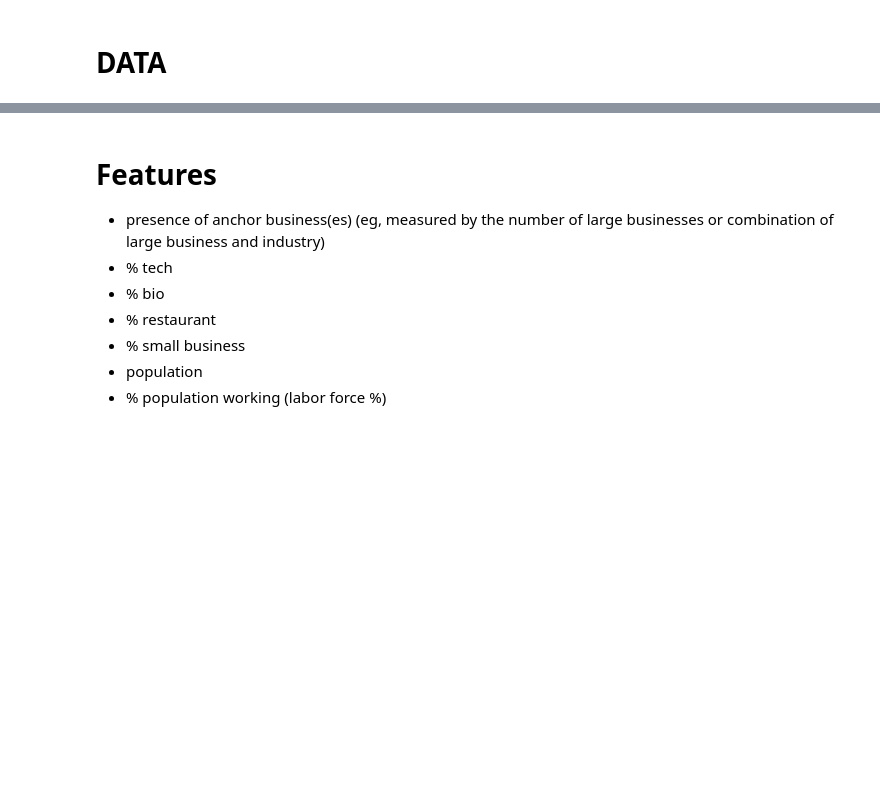
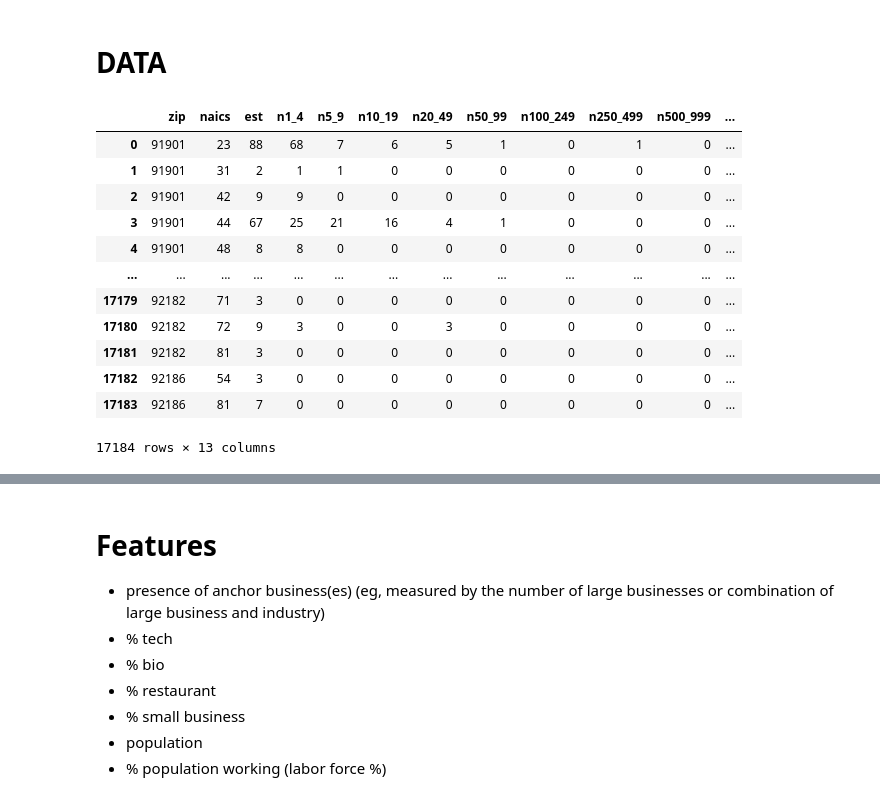
Before and after one commit to inno-apfel/DSC180A-Q1-Project, a Jupyter notebook: notebooks/deprecated/feature_transformation.ipynb, the cells around one changed output, grey strips where cells are left out. Cells and saved outputs as stored; diff of their text form; code cells hidden in the pictures; blank space fills up the shorter version.

```diff
--- a/notebooks/deprecated/feature_transformation.ipynb
+++ b/notebooks/deprecated/feature_transformation.ipynb
@@ -6,7 +6,21 @@ import pandas as pd
 # %%
 file_path = '../../src/data/temp/processed_zbp_detail_data.csv'
 zbp_detail = pd.read_csv(file_path)
-zbp_detail.head()
+zbp_detail
+# %% [output]
+|  | zip | naics | est | n1_4 | n5_9 | n10_19 | n20_49 | n50_99 | n100_249 | n250_499 | n500_999 | ... |
+| 0 | 91901 | 23 | 88 | 68 | 7 | 6 | 5 | 1 | 0 | 1 | 0 | ... |
+| 1 | 91901 | 31 | 2 | 1 | 1 | 0 | 0 | 0 | 0 | 0 | 0 | ... |
+| 2 | 91901 | 42 | 9 | 9 | 0 | 0 | 0 | 0 | 0 | 0 | 0 | ... |
+| 3 | 91901 | 44 | 67 | 25 | 21 | 16 | 4 | 1 | 0 | 0 | 0 | ... |
+| 4 | 91901 | 48 | 8 | 8 | 0 | 0 | 0 | 0 | 0 | 0 | 0 | ... |
+| ... | ... | ... | ... | ... | ... | ... | ... | ... | ... | ... | ... | ... |
+| 17179 | 92182 | 71 | 3 | 0 | 0 | 0 | 0 | 0 | 0 | 0 | 0 | ... |
+| 17180 | 92182 | 72 | 9 | 3 | 0 | 0 | 3 | 0 | 0 | 0 | 0 | ... |
+| 17181 | 92182 | 81 | 3 | 0 | 0 | 0 | 0 | 0 | 0 | 0 | 0 | ... |
+| 17182 | 92186 | 54 | 3 | 0 | 0 | 0 | 0 | 0 | 0 | 0 | 0 | ... |
+| 17183 | 92186 | 81 | 7 | 0 | 0 | 0 | 0 | 0 | 0 | 0 | 0 | ... |
+17184 rows × 13 columns
 # %%
 file_path = '../../src/data/temp/processed_zbp_totals_data.csv'
 zbp_totals = pd.read_csv(file_path)
```
Also changed, not shown: parts of 8 cells of this notebook, 1 other file.
